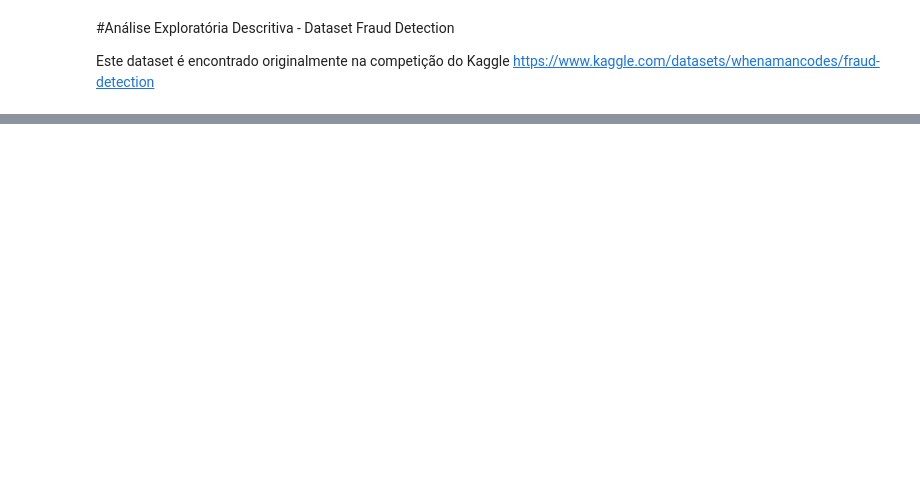
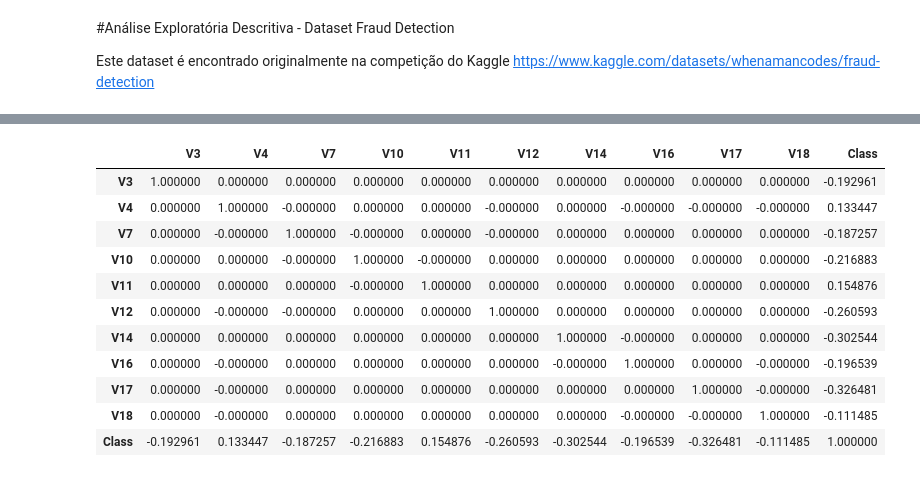
Before and after one commit to diegonogare/MachineLearning, a Jupyter notebook: analise_exploratoria_descritiva_Dataset_FraudDetection.ipynb, the cells around one changed output, grey strips where cells are left out. Cells and saved outputs as stored; diff of their text form; code cells hidden in the pictures; blank space fills up the shorter version.

```diff
--- a/analise_exploratoria_descritiva_Dataset_FraudDetection.ipynb
+++ b/analise_exploratoria_descritiva_Dataset_FraudDetection.ipynb
@@ -66,3 +88,20 @@ corr.style.background_gradient()
 | V28 | -0.009413 | 0.000000 | -0.000000 | 0.000000 | -0.000000 | -0.000000 | 0.000000 | -0.000000 | -0.000000 | 0.000000 | 0.000000 | ... |
 | Amount | -0.010596 | -0.227709 | -0.531409 | -0.210880 | 0.098732 | -0.386356 | 0.215981 | 0.397311 | -0.103079 | -0.044246 | -0.101502 | ... |
 | Class | -0.012323 | -0.101347 | 0.091289 | -0.192961 | 0.133447 | -0.094974 | -0.043643 | -0.187257 | 0.019875 | -0.097733 | -0.216883 | ... |
+# %%
+df2 = df[['V3','V4','V7','V10','V11','V12','V14','V16','V17','V18','Class']]
+corr = df2.corr()
+corr.style.background_gradient()
+# %% [output]
+|  | V3 | V4 | V7 | V10 | V11 | V12 | V14 | V16 | V17 | V18 | Class |
+| V3 | 1.000000 | 0.000000 | 0.000000 | 0.000000 | 0.000000 | 0.000000 | 0.000000 | 0.000000 | 0.000000 | 0.000000 | -0.192961 |
+| V4 | 0.000000 | 1.000000 | -0.000000 | 0.000000 | 0.000000 | -0.000000 | 0.000000 | -0.000000 | -0.000000 | -0.000000 | 0.133447 |
+| V7 | 0.000000 | -0.000000 | 1.000000 | -0.000000 | 0.000000 | -0.000000 | 0.000000 | 0.000000 | 0.000000 | 0.000000 | -0.187257 |
+| V10 | 0.000000 | 0.000000 | -0.000000 | 1.000000 | -0.000000 | 0.000000 | 0.000000 | 0.000000 | 0.000000 | 0.000000 | -0.216883 |
+| V11 | 0.000000 | 0.000000 | 0.000000 | -0.000000 | 1.000000 | 0.000000 | 0.000000 | 0.000000 | 0.000000 | 0.000000 | 0.154876 |
+| V12 | 0.000000 | -0.000000 | -0.000000 | 0.000000 | 0.000000 | 1.000000 | 0.000000 | 0.000000 | 0.000000 | 0.000000 | -0.260593 |
+| V14 | 0.000000 | 0.000000 | 0.000000 | 0.000000 | 0.000000 | 0.000000 | 1.000000 | -0.000000 | 0.000000 | 0.000000 | -0.302544 |
+| V16 | 0.000000 | -0.000000 | 0.000000 | 0.000000 | 0.000000 | 0.000000 | -0.000000 | 1.000000 | 0.000000 | -0.000000 | -0.196539 |
+| V17 | 0.000000 | -0.000000 | 0.000000 | 0.000000 | 0.000000 | 0.000000 | 0.000000 | 0.000000 | 1.000000 | -0.000000 | -0.326481 |
+| V18 | 0.000000 | -0.000000 | 0.000000 | 0.000000 | 0.000000 | 0.000000 | 0.000000 | -0.000000 | -0.000000 | 1.000000 | -0.111485 |
+| Class | -0.192961 | 0.133447 | -0.187257 | -0.216883 | 0.154876 | -0.260593 | -0.302544 | -0.196539 | -0.326481 | -0.111485 | 1.000000 |
```
Also changed, not shown: parts of 6 cells of this notebook.
